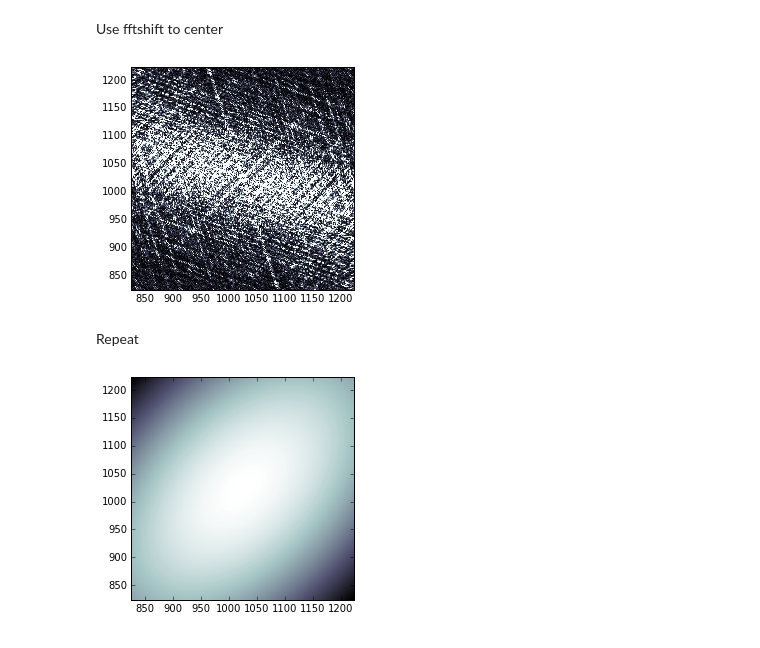
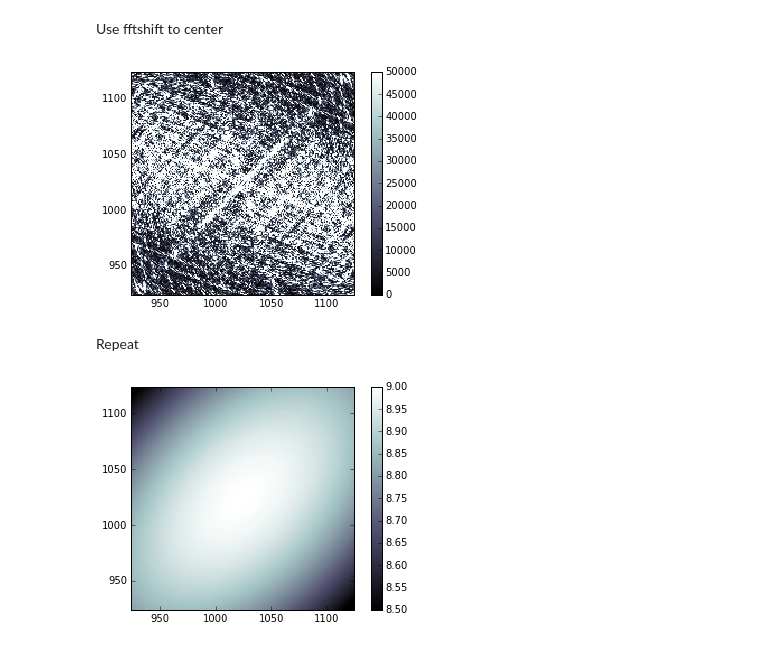
Before and after one commit to abostroem/phys266, a Jupyter notebook: hw6/HW6.ipynb, the cells around one changed output. Saved outputs shown, nothing was run; the diff lists cells and outputs as text; code cells hidden in the pictures.

Commit message:
fixing plot range and adding color bar

```diff
--- a/hw6/HW6.ipynb
+++ b/hw6/HW6.ipynb
@@ -66,13 +66,14 @@ Use fftshift to center
 # %%
 ft_n_power_spec_shift = fftpack.fftshift(ft_n_power_spec, (0, 1))
 fig = pyplot.figure()
 ax = fig.add_subplot(1,1,1)
 im = ax.imshow(ft_n_power_spec_shift, vmax = 50000, cmap = 'bone', interpolation = 'nearest')
-ax.set_xlim(824, 1224)
-ax.set_ylim(824, 1224)
+ax.set_xlim(924, 1124)
+ax.set_ylim(924, 1124)
+fig.colorbar(mappable = im)
 pyplot.savefig('vla_snapshot.png')
 # %% [output]
-[figure, old version]
+[figure, new version]
 # %% [markdown]
 Repeat
 # %%
@@ -88,9 +89,10 @@ ft_n_power_spec_shift = fftpack.fftshift(ft_n_power_spec)
 ft_n_power_spec_shift = fftpack.fftshift(ft_n_power_spec, (0, 1))
 fig = pyplot.figure()
 ax = fig.add_subplot(1,1,1)
-im = ax.imshow(ft_n_power_spec_shift, vmin =7, vmax = 9,  cmap = 'bone', interpolation = 'nearest')
-ax.set_xlim(824, 1224)
-ax.set_ylim(824, 1224)
+im = ax.imshow(ft_n_power_spec_shift, vmin =8.5, vmax = 9,  cmap = 'bone', interpolation = 'nearest')
+ax.set_xlim(924, 1124)
+ax.set_ylim(924, 1124)
+fig.colorbar(mappable = im)
 pyplot.savefig('vla_longtrack.png')
 # %% [output]
-[figure, old version]
+[figure, new version]
```
Also changed, not shown: parts of 1 cell of this notebook.
